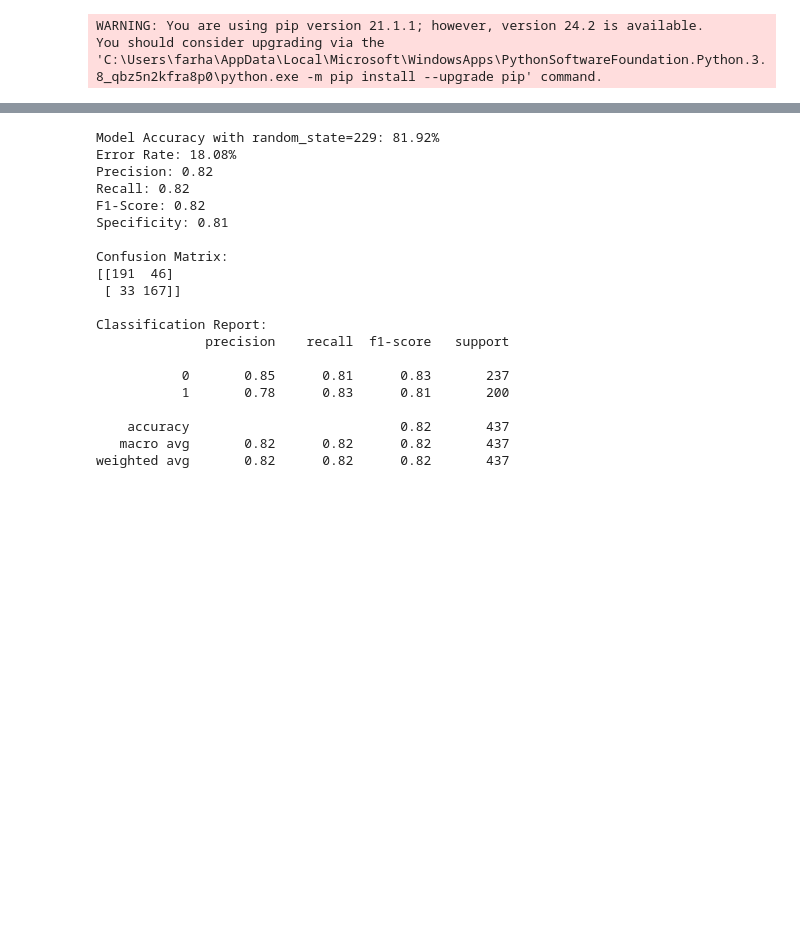
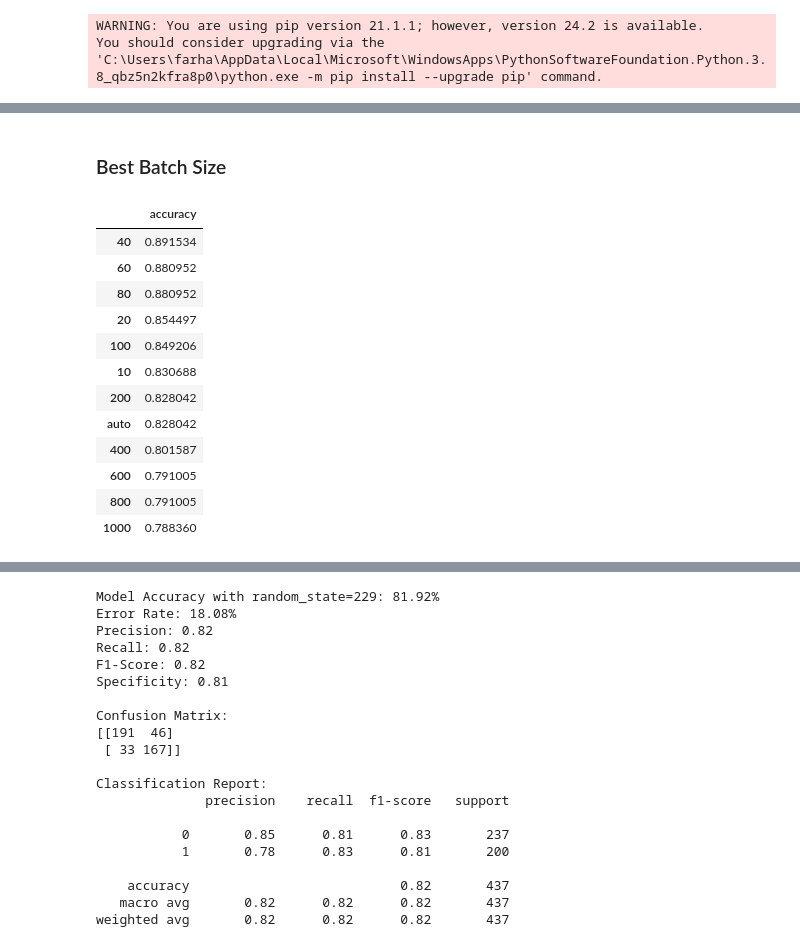
Before and after one commit to nfarhaan/Heart-Attack-Prediction-Using-Machine-Learning, a Jupyter notebook: neural_network.ipynb, the cells around one changed output, grey strips where cells are left out. Drawn from its saved outputs; the diff is of its cells as text; code cells hidden in the pictures; blank space fills up the shorter version.

```diff
--- a/neural_network.ipynb
+++ b/neural_network.ipynb
@@ -137,0 +66,13 @@ MLPClassifier does not accept missing values encoded as NaN natively. For superv
+# %%
+import tqdm
+
+results = {}
+# deduce best activation function
+for activation_function in tqdm.tqdm(['identity', 'logistic', 'tanh', 'relu']):
+    y_test, y_pred = fit_model(X, y, 0.2, 8, (100, 100), activation_function, 100, 'constant', 0.001, 200)
+    accuracy = evaluate_model(y_test, y_pred)
+    results[activation_function] = accuracy
+
+data = pd.DataFrame.from_dict(results, orient='index', columns=['accuracy'])
+data = data.sort_values('accuracy', ascending=False)
+data
@@ -137,0 +85,31 @@ MLPClassifier does not accept missing values encoded as NaN natively. For superv
+# %% [markdown]
+### Best Batch Size
+# %%
+import tqdm
+
+results = {}
+
+# generate batch sizes
+batch_sizes = [10, 20, 40, 60, 80, 100, 200, 400, 600, 800, 1000, "auto"]
+for batch_size in tqdm.tqdm(batch_sizes):
+    y_test, y_pred = fit_model(X, y, 0.2, 8, (50, 50), 'logistic', batch_size, 'constant', 0.001, 200)
+    accuracy = evaluate_model(y_test, y_pred)
+    results[batch_size] = accuracy
+
+data = pd.DataFrame.from_dict(results, orient='index', columns=['accuracy'])
+data = data.sort_values('accuracy', ascending=False)
+data
+# %% [output]
+|  | accuracy |
+| 40 | 0.891534 |
+| 60 | 0.880952 |
+| 80 | 0.880952 |
+| 20 | 0.854497 |
+| 100 | 0.849206 |
+| 10 | 0.830688 |
+| 200 | 0.828042 |
+| auto | 0.828042 |
+| 400 | 0.801587 |
+| 600 | 0.791005 |
+| 800 | 0.791005 |
+| 1000 | 0.788360 |
```
Also changed, not shown: parts of 13 cells of this notebook, 1 other file.
